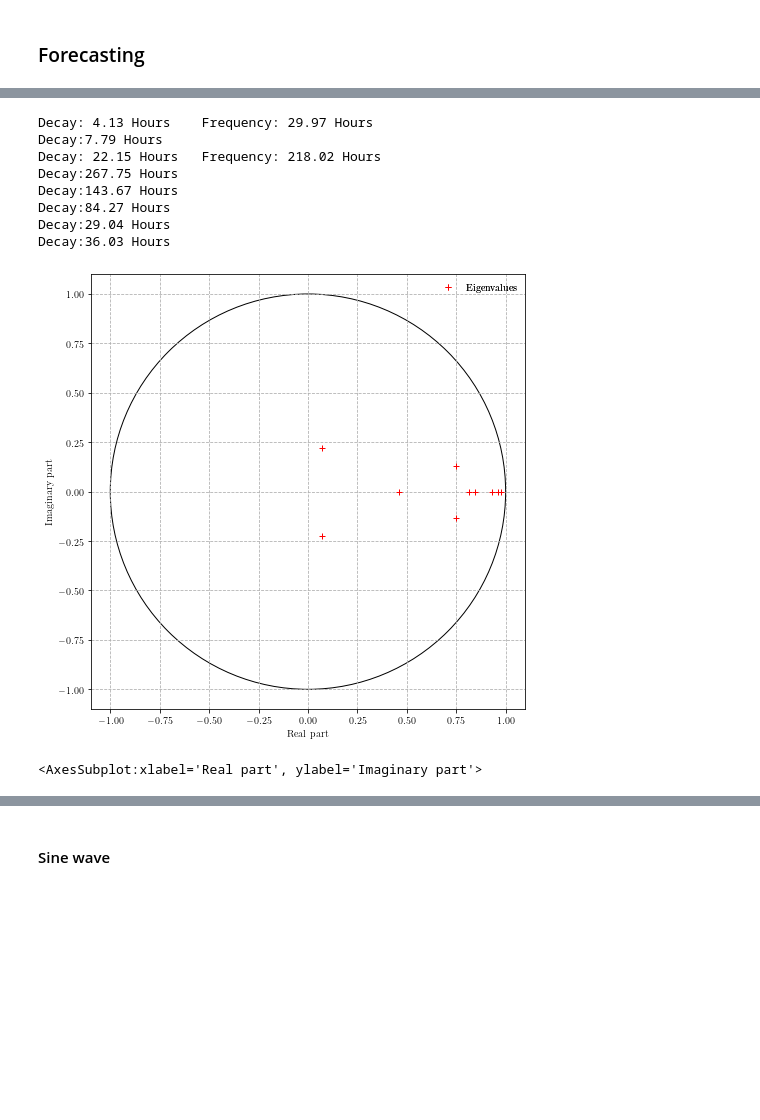
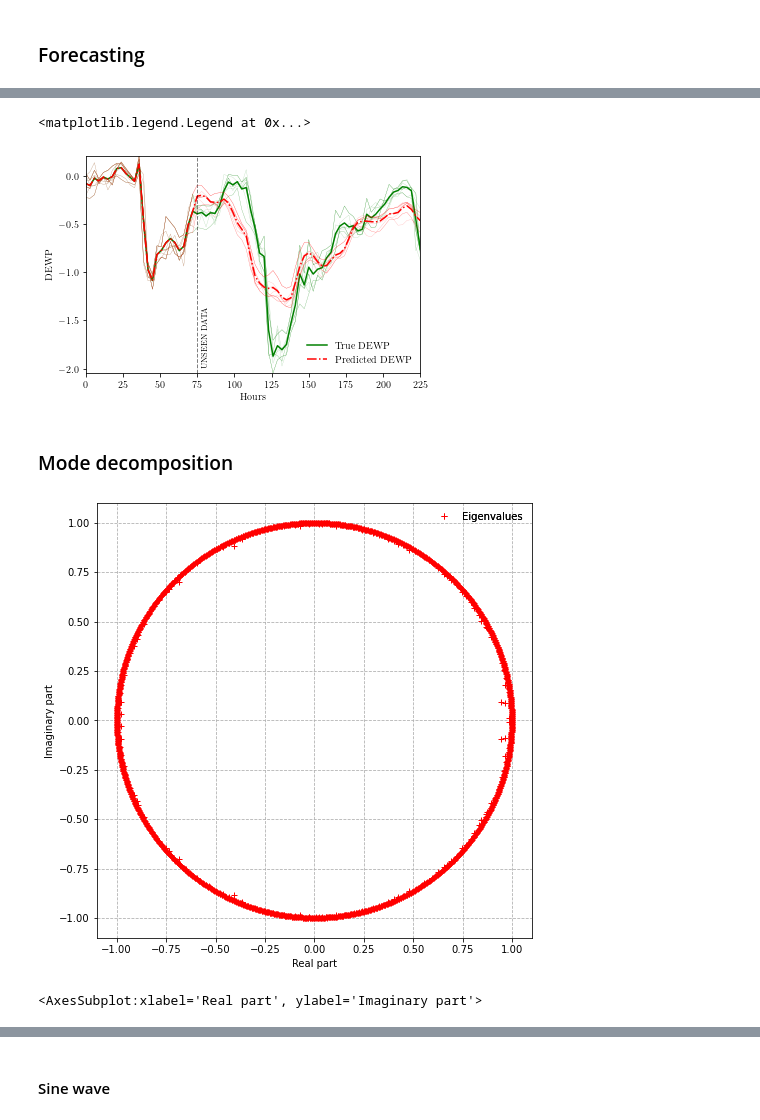
Before and after one commit to Machine-Learning-Dynamical-Systems/kooplearn, a Jupyter notebook: examples/Beijing_air_quality/analysis.ipynb, the cells around one changed output, grey strips where cells are left out. Saved outputs shown, nothing was run; the diff lists cells and outputs as text; code cells hidden in the pictures; blank space fills up the shorter version.

```diff
--- a/examples/Beijing_air_quality/analysis.ipynb
+++ b/examples/Beijing_air_quality/analysis.ipynb
@@ -123,7 +135,3 @@ X_train, Y_train = X[:num_samples], Y[:num_samples]
 K = KoopmanRegression(X_train, Y_train, kernel, regularizer, rank=rank, center_kernel=False, backend='cpu')
 # %% [output]
 INIT: Computing low-rank-projection
-# %%
-C = K.K_YX@K.U
-_, V_tilde =  scipy.linalg.eig(K.V.T@C)
-D = (K.U.T)@K.K_X@K.U@V_tilde
@@ -156,9 +138,20 @@ plt.scatter(np.real(m_DEWP)[k], np.imag(m_DEWP)[k], c='k', s=10)
+# %%
+#If history, mask everything but the last history timesteps
+def mask_old_timesteps(array, measurement, history):
+    idxs = []
+    num_cols = array.shape[1]
+    num_features = int(num_cols/history)
+    for i,x in enumerate(_cols):
+        if measurement in x:
+            if i >= num_features*int(history - 1):
+                idxs.append(i)
+    return array[:, idxs]
 # %% [markdown]
 ### Forecasting
 # %%
-idx_0 = num_samples - 200
+idx_0 = num_samples - 25
 x_pred = [Y[idx_0]]
-n_steps = 100
+n_steps = 75
 for _ in range(n_steps):
     x_pred.append(K.forecast(x_pred[-1]))
 x_pred = np.array(x_pred)
@@ -184,14 +158,0 @@ eigs, lv, rv = K.eig()
-# %%
-print_timescale(eigs, n_timesteps, 1, 'Hours')
-plot_eigs(eigs)
-# %% [output]
-Decay: 4.13 Hours    Frequency: 29.97 Hours
-Decay:7.79 Hours
-Decay: 22.15 Hours   Frequency: 218.02 Hours
-Decay:267.75 Hours
-Decay:143.67 Hours
-Decay:84.27 Hours
-Decay:29.04 Hours
-Decay:36.03 Hours
-[figure, removed]
-<AxesSubplot:xlabel='Real part', ylabel='Imaginary part'>
@@ -200,0 +159,21 @@ ax = sns.displot(df_pd.filter(regex="PM2.5_*"), kind='kde', fill=True)
+# %%
+measurement = 'DEWP'
+m_true = mask_old_timesteps(x_true, measurement, history)
+m_pred = mask_old_timesteps(x_pred, measurement, history)
+hours = np.linspace(0, n_steps*n_timesteps, n_steps + 1)
+plt.plot(hours, m_true, 'g-', alpha = 0.3, lw=0.3)
+plt.plot(hours, m_true.mean(axis=1), 'g-', label='True ' + measurement)
+plt.plot(hours, m_pred, 'r-', alpha = 0.3, lw=0.3)
+plt.plot(hours, m_pred.mean(axis=1), 'r-.', label='Predicted ' + measurement)
+plt.axvline(x=n_timesteps*25, color='k', linestyle='--', lw=1, alpha = 0.5)
+plt.text(x=n_timesteps*25 + 3, y = -2, s='UNSEEN DATA', rotation='vertical', fontsize=8, verticalalignment='bottom')
+plt.ylabel(measurement)
+plt.xlabel('Hours')
+plt.margins(0)
+plt.legend(frameon=False)
+#plt.savefig("figs/predictions_" + measurement + ".pdf", bbox_inches='tight')
+# %% [output]
+<matplotlib.legend.Legend at 0x...>
+[figure, added]
+# %% [markdown]
+### Mode decomposition
@@ -200,0 +183,9 @@ ax = sns.displot(df_pd.filter(regex="PM2.5_*"), kind='kde', fill=True)
+# %%
+C = K.K_YX@K.U
+eigs, V_tilde =  scipy.linalg.eig(K.V.T@C)
+D = (K.U.T)@K.K_X@K.U@V_tilde
+#print_timescale(true_eigs, n_timesteps, 1, 'Hours')
+plot_eigs(true_eigs)
+# %% [output]
+[figure, added]
+<AxesSubplot:xlabel='Real part', ylabel='Imaginary part'>
```
Also changed, not shown: parts of 18 cells of this notebook, 4 other files.
